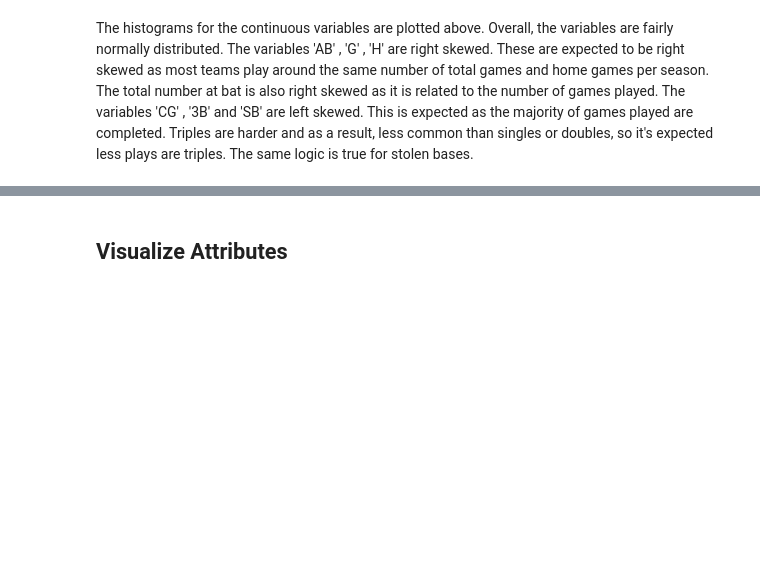
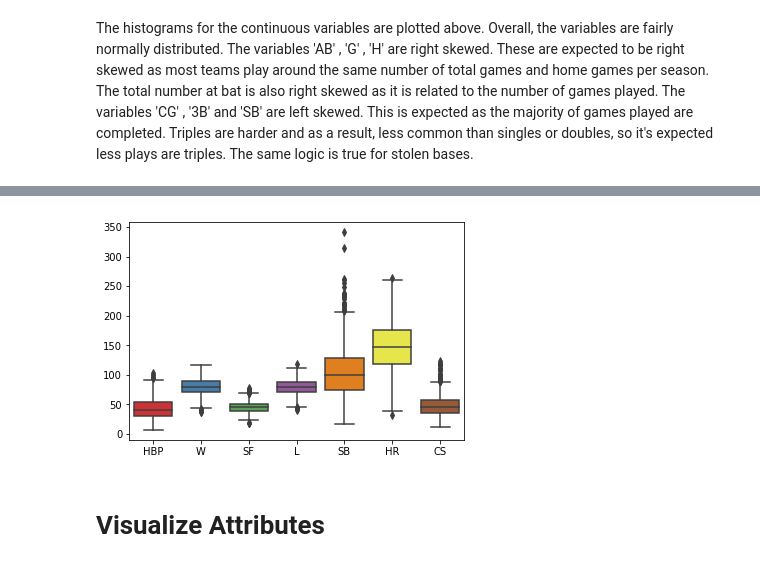
Before and after one commit to georgesturrock/7331_Lab1, a Jupyter notebook: Team2_Lab1.ipynb, the cells around one changed output, grey strips where cells are left out. Saved outputs shown, nothing was run; the diff lists cells and outputs as text; code cells hidden in the pictures; blank space fills up the shorter version.

Commit message:
added attribute vizualization

```diff
--- a/Team2_Lab1.ipynb
+++ b/Team2_Lab1.ipynb
@@ -385,2 +391,8 @@ same number of total games and home games per season. The total number at bat is
+# %%
+statsdf2 = teams2[['HBP', 'W', 'SF', 'L', 'SB', 'HR', 'CS']]
+sns.boxplot(data=statsdf2, palette="Set1")
+plt.show()
+# %% [output]
+[figure, added]
 # %% [markdown]
-## Visualize Attributes
+# Visualize Attributes
```
Also changed, not shown: parts of 6 cells of this notebook.
